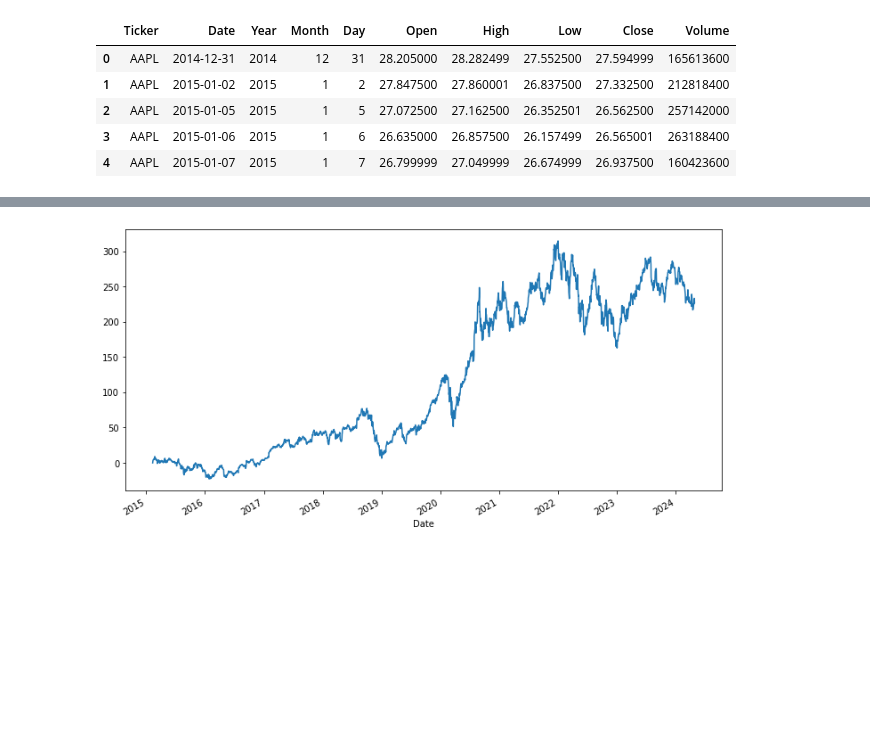
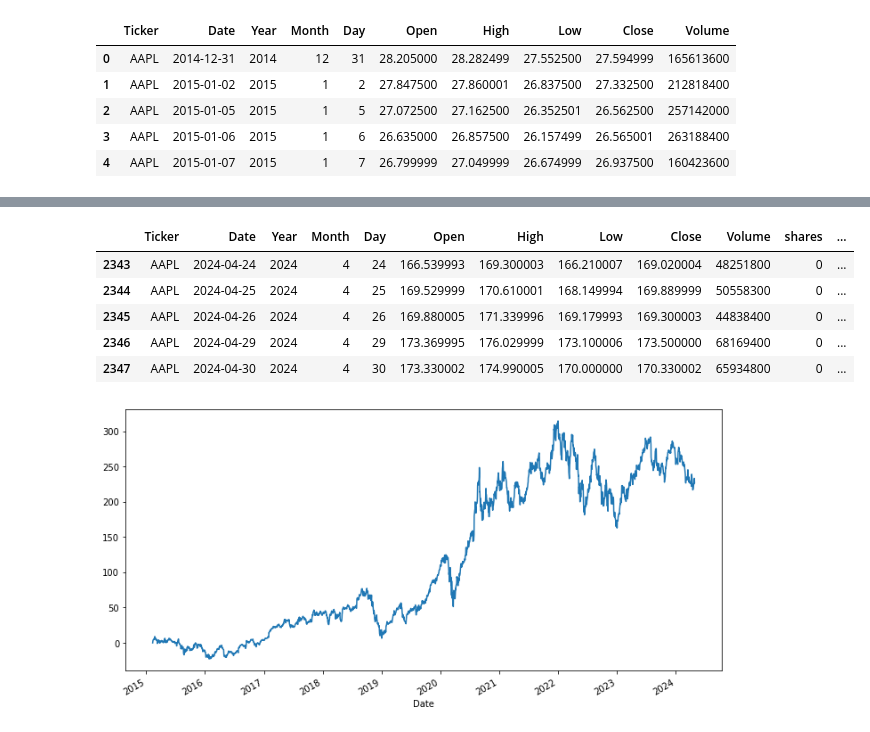
Before and after one commit to ck10100713/invest_adviser, a Jupyter notebook: fix_quantity.ipynb, the cells around one changed output, grey strips where cells are left out. Cells and saved outputs as stored; diff of their text form; code cells hidden in the pictures; blank space fills up the shorter version.

```diff
--- a/fix_quantity.ipynb
+++ b/fix_quantity.ipynb
@@ -49,3 +74,12 @@ filtered_data['return_percent'] = filtered_data['return'] / filtered_data['cumul
+# %%
+filtered_data.tail()
+# %% [output]
+|  | Ticker | Date | Year | Month | Day | Open | High | Low | Close | Volume | shares | ... |
+| 2343 | AAPL | 2024-04-24 | 2024 | 4 | 24 | 166.539993 | 169.300003 | 166.210007 | 169.020004 | 48251800 | 0 | ... |
+| 2344 | AAPL | 2024-04-25 | 2024 | 4 | 25 | 169.529999 | 170.610001 | 168.149994 | 169.889999 | 50558300 | 0 | ... |
+| 2345 | AAPL | 2024-04-26 | 2024 | 4 | 26 | 169.880005 | 171.339996 | 169.179993 | 169.300003 | 44838400 | 0 | ... |
+| 2346 | AAPL | 2024-04-29 | 2024 | 4 | 29 | 173.369995 | 176.029999 | 173.100006 | 173.500000 | 68169400 | 0 | ... |
+| 2347 | AAPL | 2024-04-30 | 2024 | 4 | 30 | 173.330002 | 174.990005 | 170.000000 | 170.330002 | 65934800 | 0 | ... |
 # %%
 filtered_data.set_index('Date', inplace=True)
 # %%
```
Also changed, not shown: parts of 2 cells of this notebook, 10 other files.
